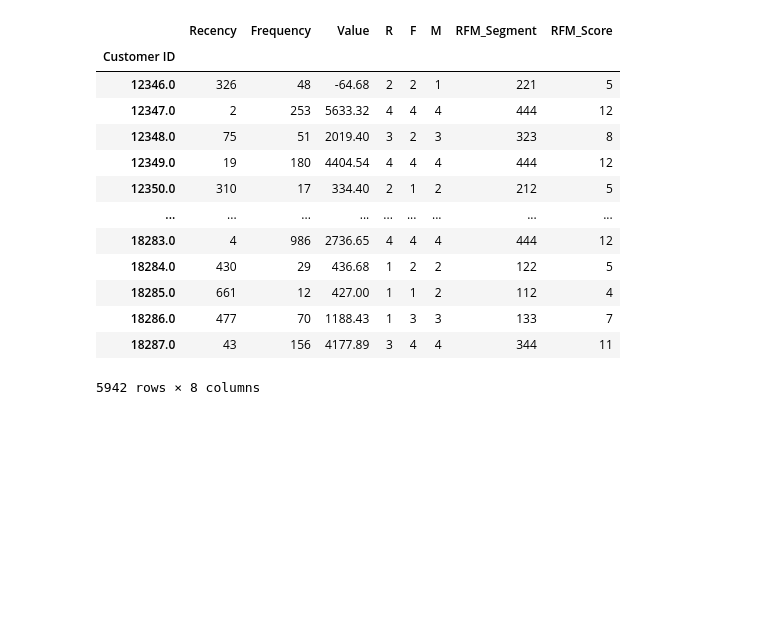
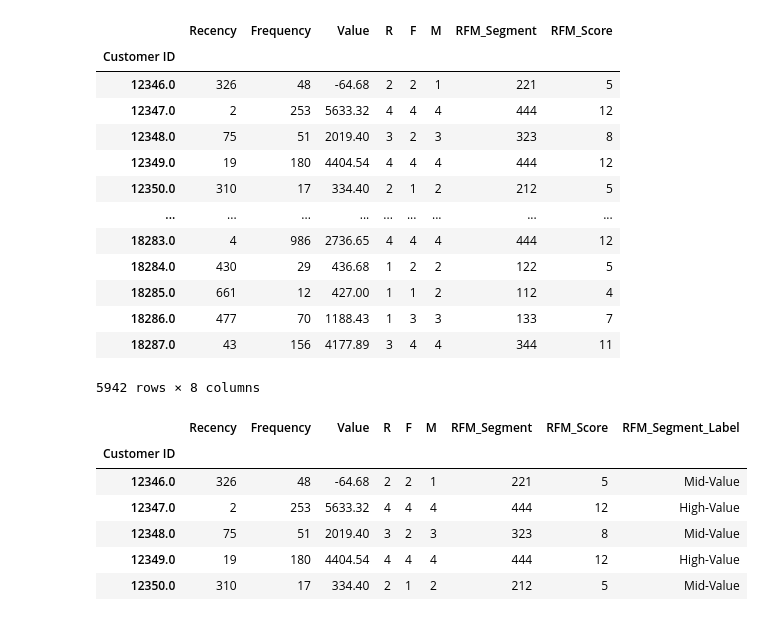
Before and after one commit to Anshika21-code/RFM-Analysis, a Jupyter notebook: first.ipynb, the cells around one changed output. Cells and saved outputs as stored; diff of their text form; code cells hidden in the pictures; blank space fills up the shorter version.

```diff
--- a/first.ipynb
+++ b/first.ipynb
@@ -172,3 +172,25 @@ rfm
 | 18286.0 | 477 | 70 | 1188.43 | 1 | 3 | 3 | 133 | 7 |
 | 18287.0 | 43 | 156 | 4177.89 | 3 | 4 | 4 | 344 | 11 |
 5942 rows × 8 columns
+# %%
+segment_lables = ['Low-Value', 'Mid-Value', 'High-Value']
+
+def assign_segment(score):
+    if score < 5:
+        return 'Low-Value'
+    elif score < 9:
+        return 'Mid-Value'
+    else:
+        return 'High-Value'
+
+rfm['RFM_Segment_Label'] = rfm['RFM_Score'].apply(assign_segment)
+
+rfm.head()
+# %% [output]
+|  | Recency | Frequency | Value | R | F | M | RFM_Segment | RFM_Score | RFM_Segment_Label |
+| Customer ID |  |  |  |  |  |  |  |  |  |
+| 12346.0 | 326 | 48 | -64.68 | 2 | 2 | 1 | 221 | 5 | Mid-Value |
+| 12347.0 | 2 | 253 | 5633.32 | 4 | 4 | 4 | 444 | 12 | High-Value |
+| 12348.0 | 75 | 51 | 2019.40 | 3 | 2 | 3 | 323 | 8 | Mid-Value |
+| 12349.0 | 19 | 180 | 4404.54 | 4 | 4 | 4 | 444 | 12 | High-Value |
+| 12350.0 | 310 | 17 | 334.40 | 2 | 1 | 2 | 212 | 5 | Mid-Value |
```
Also changed, not shown: parts of 2 cells of this notebook.
